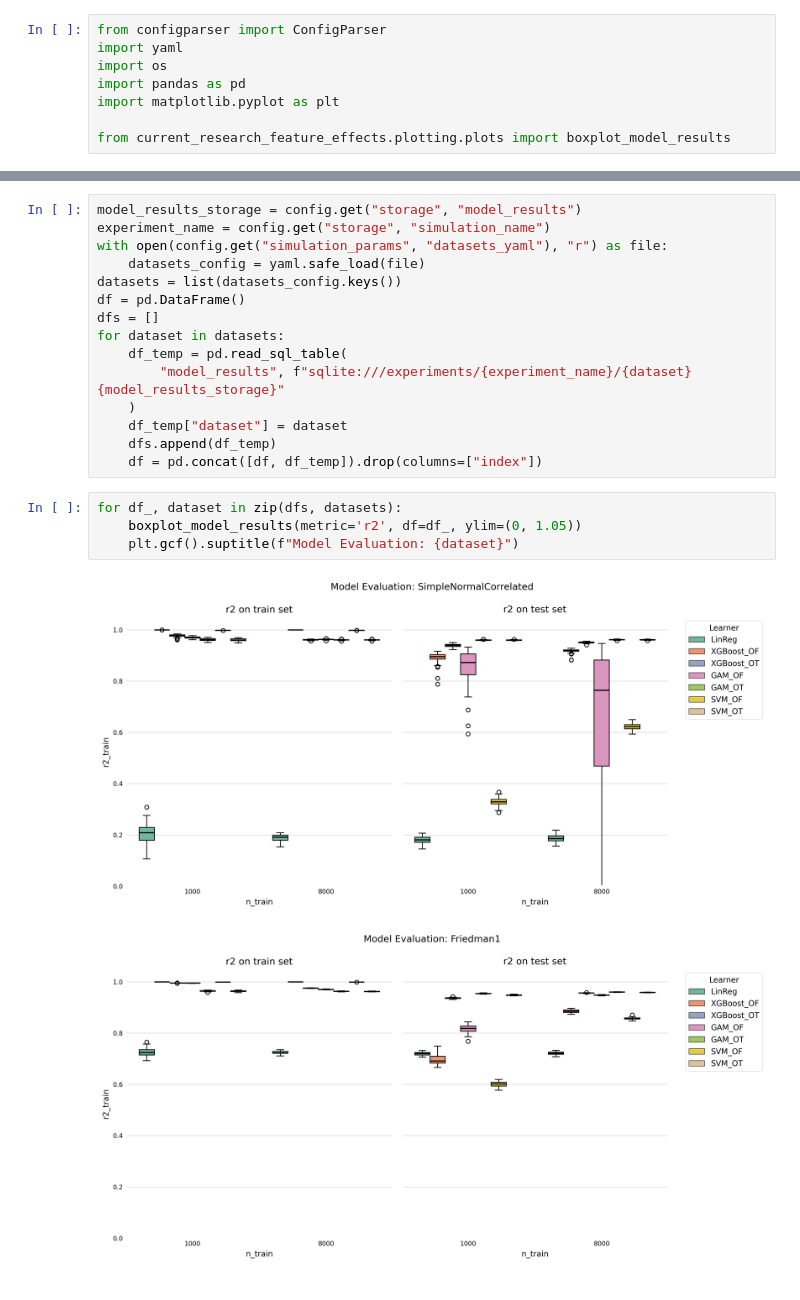
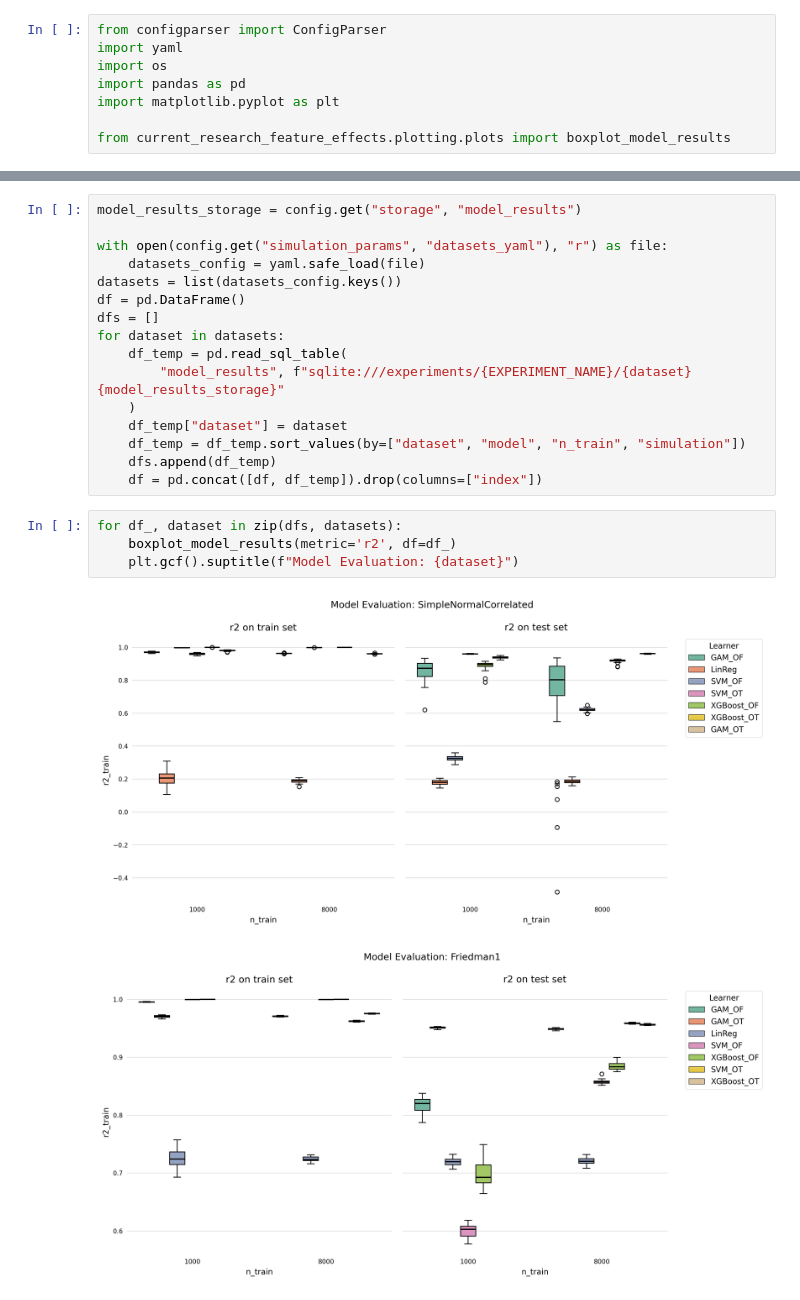
Before and after one commit to timo282/current-research-feature-effects, a Jupyter notebook: analyses/model_performance_analysis.ipynb, the cells around one changed output, grey strips where cells are left out. Cells and saved outputs as stored; diff of their text form.

```diff
--- a/analyses/model_performance_analysis.ipynb
+++ b/analyses/model_performance_analysis.ipynb
@@ -17,6 +20,6 @@ config.read("config.ini")
 # %%
 model_results_storage = config.get("storage", "model_results")
-experiment_name = config.get("storage", "simulation_name")
+
 with open(config.get("simulation_params", "datasets_yaml"), "r") as file:
     datasets_config = yaml.safe_load(file)
 datasets = list(datasets_config.keys())
@@ -24,15 +27,16 @@ df = pd.DataFrame()
 dfs = []
 for dataset in datasets:
     df_temp = pd.read_sql_table(
-        "model_results", f"sqlite:///experiments/{experiment_name}/{dataset}{model_results_storage}"
+        "model_results", f"sqlite:///experiments/{EXPERIMENT_NAME}/{dataset}{model_results_storage}"
     )
     df_temp["dataset"] = dataset
+    df_temp = df_temp.sort_values(by=["dataset", "model", "n_train", "simulation"])
     dfs.append(df_temp)
     df = pd.concat([df, df_temp]).drop(columns=["index"])
 # %%
 for df_, dataset in zip(dfs, datasets):
-    boxplot_model_results(metric='r2', df=df_, ylim=(0, 1.05))
+    boxplot_model_results(metric='r2', df=df_)
     plt.gcf().suptitle(f"Model Evaluation: {dataset}")
 # %% [output]
-[figure, old version]
+[figure, new version]
-[figure, old version]
+[figure, new version]
```
Also changed, not shown: parts of 3 cells of this notebook, 1 other file.
